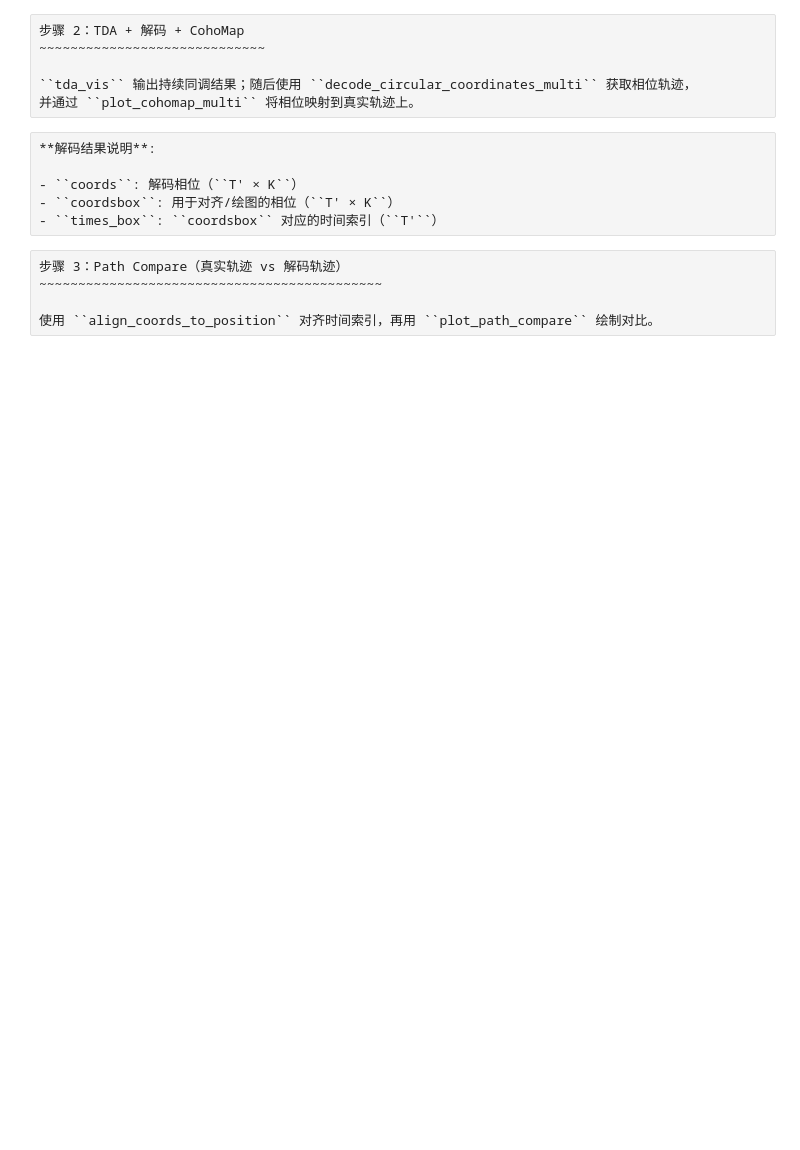
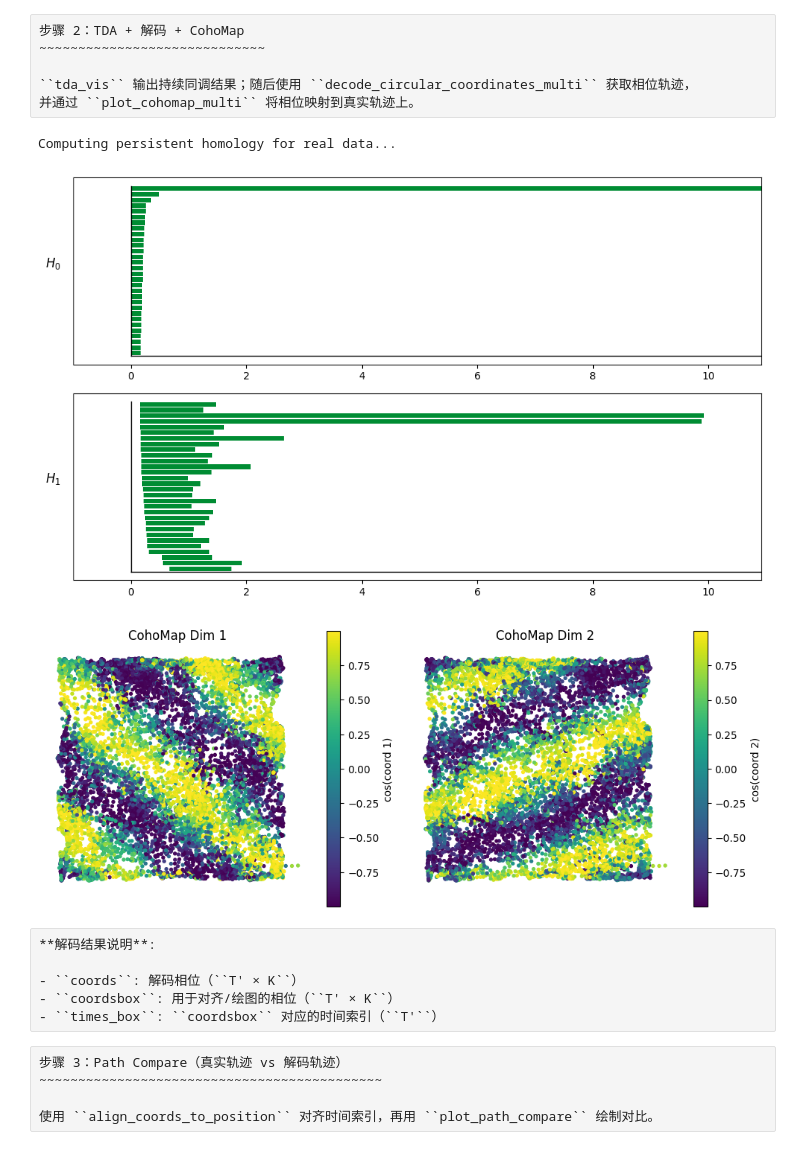
Before and after one commit to Routhleck/canns, a Jupyter notebook: docs/zh/1_quick_starts/04_analyze_data.ipynb, the cells around one changed output. Drawn from its saved outputs; the diff is of its cells as text; code cells hidden in the pictures; blank space fills up the shorter version.

```diff
--- a/docs/zh/1_quick_starts/04_analyze_data.ipynb
+++ b/docs/zh/1_quick_starts/04_analyze_data.ipynb
@@ -91,25 +102,29 @@ print(f"Embedded spikes: {spikes.shape}")
 # %%
 from canns.analyzer.visualization import PlotConfigs
 
-tda_cfg = data.TDAConfig(maxdim=1, do_shuffle=False, show=False, progress_bar=True)
+tda_cfg = data.TDAConfig(maxdim=1, do_shuffle=False, show=True, progress_bar=True)
 persistence = data.tda_vis(embed_data=spikes, config=tda_cfg)
 
 grid_data_embedded = dict(grid_data)
 grid_data_embedded["spike"] = spikes
 
 decoding = data.decode_circular_coordinates_multi(
     persistence_result=persistence,
     spike_data=grid_data_embedded,
     num_circ=2,
 )
 
-config = PlotConfigs.cohomap(show=False)
+config = PlotConfigs.cohomap(show=True)
 
-data.plot_cohomap_multi(
+fig = data.plot_cohomap_multi(
     decoding_result=decoding,
     position_data={"x": grid_data["x"], "y": grid_data["y"]},
     config=config,
 )
+# %% [output]
+Computing persistent homology for real data...
+[figure, added]
+[figure, added]
 # %% [raw]
 **解码结果说明**:
 
```
Also changed, not shown: parts of 9 cells of this notebook, 6 other files.
